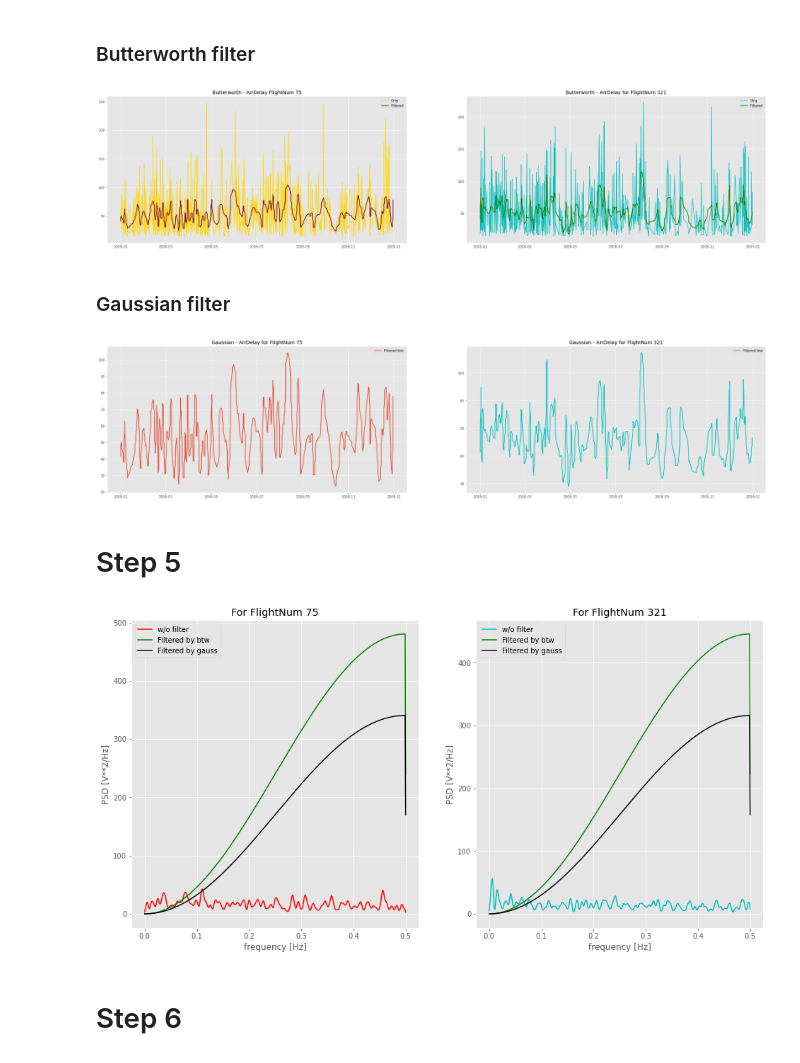
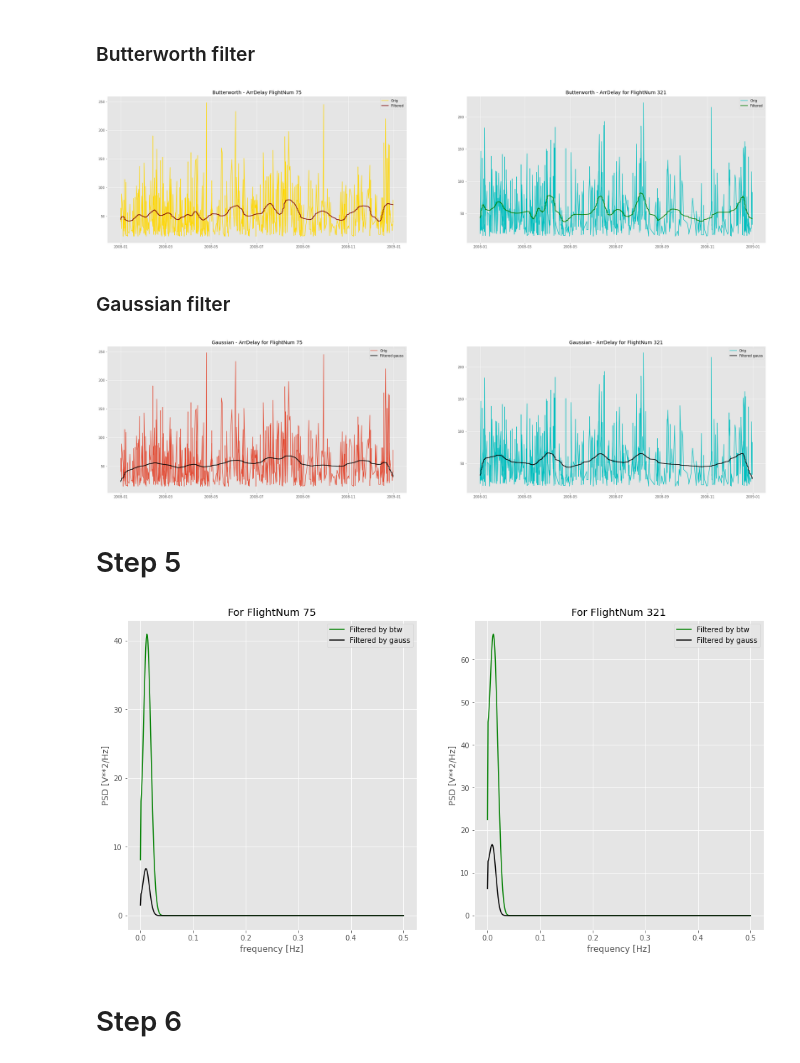
Before and after one commit to vvoronin96/MM_MDA, a Jupyter notebook: Lab_4.ipynb, the cells around one changed output. Drawn from its saved outputs; the diff is of its cells as text; code cells hidden in the pictures.

```diff
--- a/Lab_4.ipynb
+++ b/Lab_4.ipynb
@@ -234,8 +234,8 @@ plt.show()
 from scipy import signal
 from scipy.ndimage import filters
 # %%
-fs = 400 #sampling frequency
-fc = 30  #cut frequency
+fs = 100 #sampling frequency
+fc = 2  #cut frequency
 w = fc / (fs / 2) #normalisation
 
 b, a = signal.butter(5, w, 'low')
@@ -256,38 +256,39 @@ plt.plot(df_321['ArrDelay_321_btw'], linewidth=2, label = 'Filtered', color = 'g
 plt.legend()
 plt.show();
 # %% [output]
-[figure, old version]
+[figure, new version]
 # %% [markdown]
 ### Gaussian filter
 # %%
 #gauss filter parameters
-windows_size = 20
-gauss_sd = 5
+windows_size = 100
+gauss_sd = 20
 #windows setup
 window = signal.gaussian(windows_size, gauss_sd)
 
 #convolution for the series and window
 df_75['ArrDelay_75_gauss'] = signal.convolve(df_75['ArrDelay'], window/window.sum(), mode='same')
 df_321['ArrDelay_321_gauss'] = signal.convolve(df_321['ArrDelay'], window/window.sum(), mode='same')
 
 plt.figure(figsize=(35, 8))
 
 plt.subplot(1,2,1)
 plt.title("Gaussian - ArrDelay for FlightNum 75")
-#plt.plot(df_75['ArrDelay'], label = 'Orig')
-#plt.plot(df_75['ArrDelay_75_gauss'], linewidth=2, label = 'Filtered gauss')
-plt.plot(df_75['ArrDelay_75_btw'], linewidth=2, label = 'Filtered btw')
+plt.plot(df_75['ArrDelay'], label = 'Orig')
+plt.plot(df_75['ArrDelay_75_gauss'], linewidth=2, label = 'Filtered gauss', color = 'black')
+#plt.plot(df_75['ArrDelay_75_btw'], linewidth=2, label = 'Filtered btw', color = 'black')
 plt.legend()
 
 plt.subplot(1,2,2)
 plt.title("Gaussian - ArrDelay for FlightNum 321")
-#plt.plot(df_321['ArrDelay'], label = 'Orig', color = 'c')
-#plt.plot(df_321['ArrDelay_321_gauss'], linewidth=2, label = 'Filtered gauss', color = 'c')
-plt.plot(df_321['ArrDelay_321_btw'], linewidth=2, label = 'Filtered btw', color = 'c')
+plt.plot(df_321['ArrDelay'], label = 'Orig', color = 'c')
+plt.plot(df_321['ArrDelay_321_gauss'], linewidth=2, label = 'Filtered gauss', color = 'black')
+#plt.plot(df_321['ArrDelay_321_btw'], linewidth=2, label = 'Filtered btw', color = 'black')
 plt.legend()
+
 plt.show();
 # %% [output]
-[figure, old version]
+[figure, new version]
 # %% [markdown]
 # Step 5
 # %%
@@ -300,7 +301,7 @@ f_75_gauss, Pxx_75_gauss = signal.welch(df_75['ArrDelay_75_gauss'], fs=1, window
 plt.figure(figsize=(16, 8))
 
 plt.subplot(1,2,1)
-plt.plot(f, Pxx, color = 'red', label = 'w/o filter')
+#plt.plot(f, Pxx, color = 'red', label = 'w/o filter')
 plt.plot(f_75_btw, Pxx_75_btw, label = 'Filtered by btw', color = 'green')
 plt.plot(f_75_gauss, Pxx_75_gauss, label = 'Filtered by gauss', color = 'black')
 plt.title('For FlightNum 75')
@@ -315,7 +316,7 @@ f_321_btw, Pxx_321_btw = signal.welch(df_321['ArrDelay_321_btw'], fs=1, window=b
 f_321_gauss, Pxx_321_gauss = signal.welch(df_321['ArrDelay_321_gauss'], fs=1, window=blackman, nfft = 1000, scaling='spectrum')
 
 plt.subplot(1,2,2)
-plt.plot(f, Pxx, color = 'c', label = 'w/o filter')
+#plt.plot(f, Pxx, color = 'c', label = 'w/o filter')
 plt.plot(f_321_btw, Pxx_321_btw, label = 'Filtered by btw', color = 'green')
 plt.plot(f_321_gauss, Pxx_321_gauss, label = 'Filtered by gauss', color = 'black')
 plt.title('For FlightNum 321')
@@ -326,7 +327,7 @@ plt.legend()
 
 plt.show();
 # %% [output]
-[figure, old version]
+[figure, new version]
 # %% [markdown]
 # Step 6
 # %%
```
Also changed, not shown: parts of 11 cells of this notebook, 3 other files.
